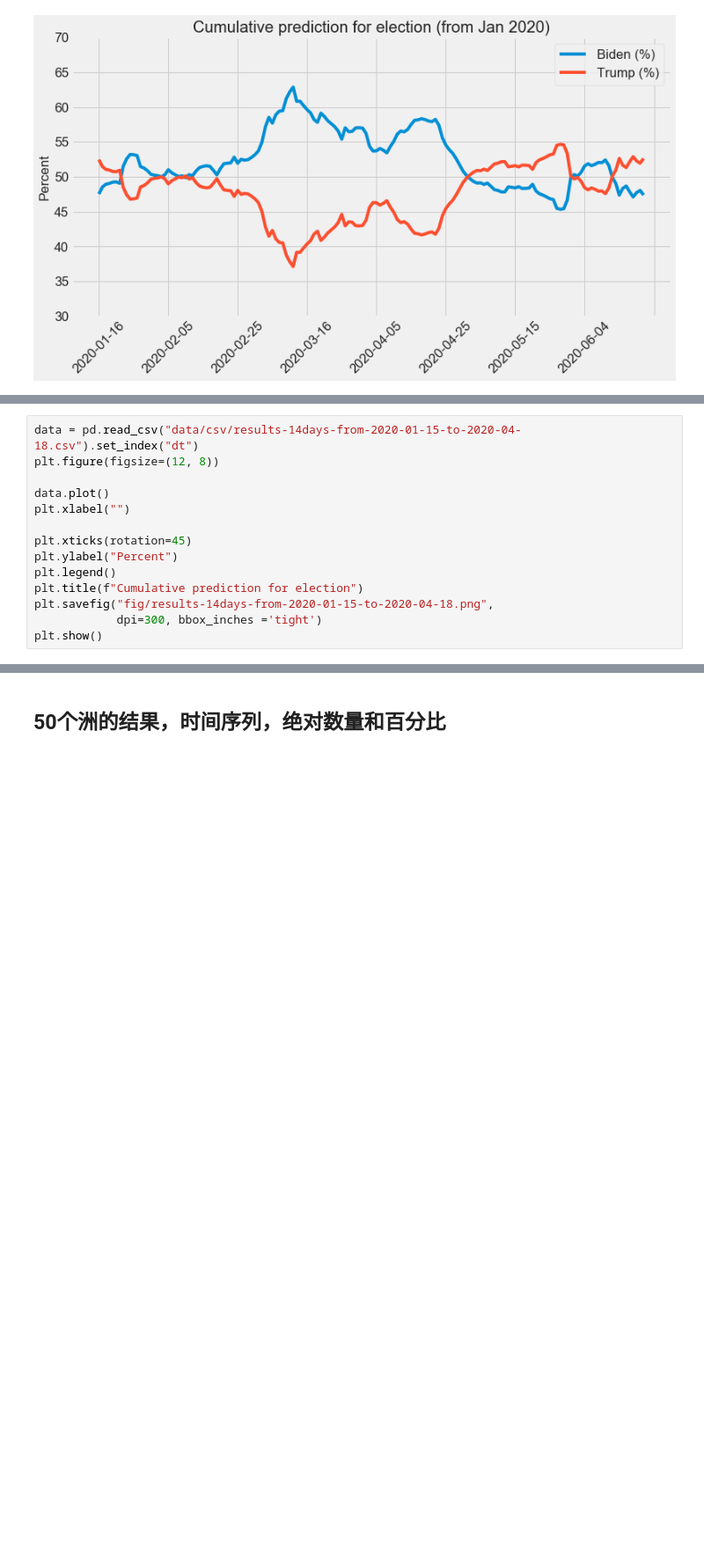
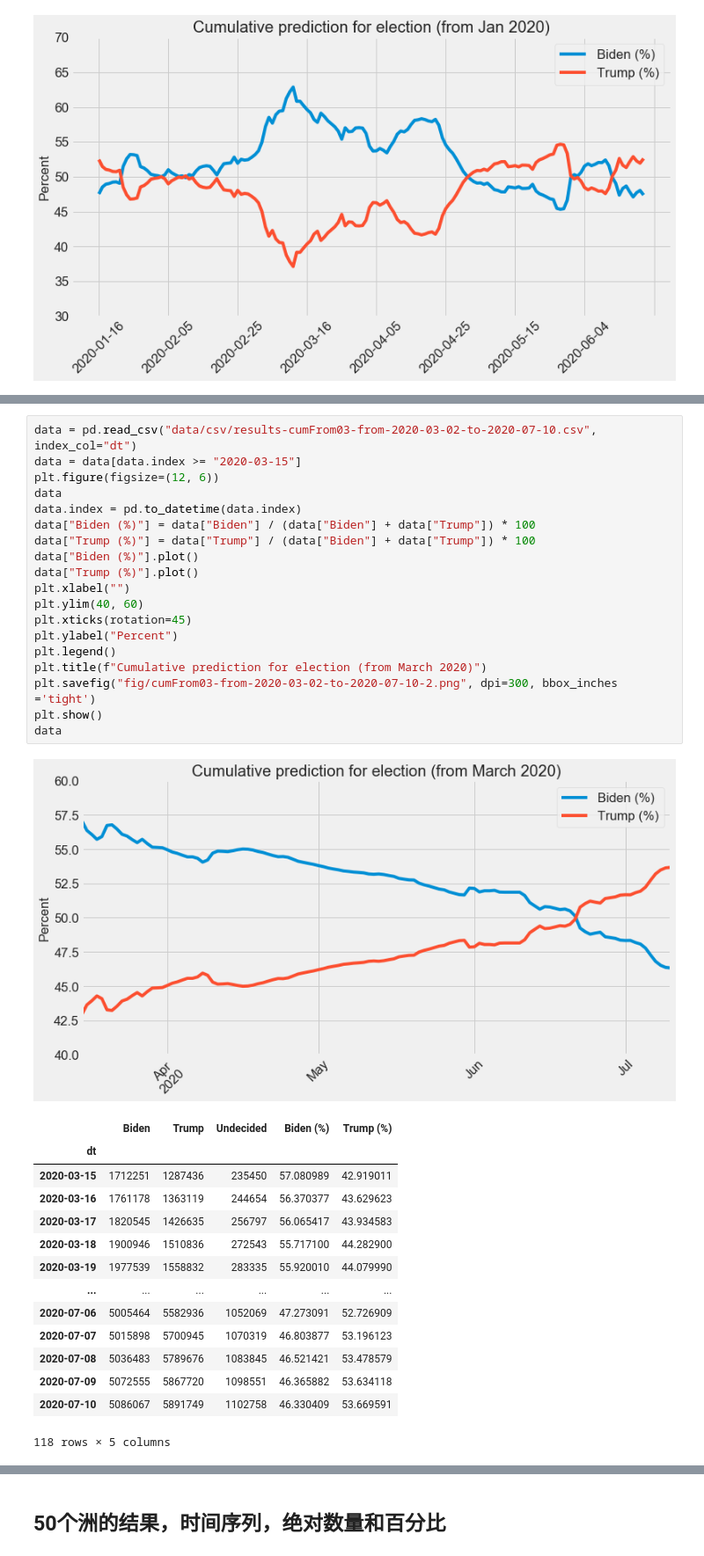
Before and after one commit to kayzhou/US_election, a Jupyter notebook: plots_paper.ipynb, the cells around one changed output, grey strips where cells are left out. Shown at 88% size. Saved outputs shown, nothing was run; the diff lists cells and outputs as text; blank space fills up the shorter version.

```diff
--- a/plots_paper.ipynb
+++ b/plots_paper.ipynb
@@ -80,14 +152,35 @@ data
 # %%
-data = pd.read_csv("data/csv/results-14days-from-2020-01-15-to-2020-04-18.csv").set_index("dt")
-plt.figure(figsize=(12, 8))
-
-data.plot()
+data = pd.read_csv("data/csv/results-cumFrom03-from-2020-03-02-to-2020-07-10.csv", index_col="dt")
+data = data[data.index >= "2020-03-15"]
+plt.figure(figsize=(12, 6))
+data
+data.index = pd.to_datetime(data.index)
+data["Biden (%)"] = data["Biden"] / (data["Biden"] + data["Trump"]) * 100
+data["Trump (%)"] = data["Trump"] / (data["Biden"] + data["Trump"]) * 100
+data["Biden (%)"].plot()
+data["Trump (%)"].plot()
 plt.xlabel("")
-
+plt.ylim(40, 60)
 plt.xticks(rotation=45)
 plt.ylabel("Percent")
 plt.legend()
-plt.title(f"Cumulative prediction for election")
-plt.savefig("fig/results-14days-from-2020-01-15-to-2020-04-18.png",
-            dpi=300, bbox_inches ='tight')
+plt.title(f"Cumulative prediction for election (from March 2020)")
+plt.savefig("fig/cumFrom03-from-2020-03-02-to-2020-07-10-2.png", dpi=300, bbox_inches ='tight')
 plt.show()
+data
+# %% [output]
+[figure, added]
+|  | Biden | Trump | Undecided | Biden (%) | Trump (%) |
+| dt |  |  |  |  |  |
+| 2020-03-15 | 1712251 | 1287436 | 235450 | 57.080989 | 42.919011 |
+| 2020-03-16 | 1761178 | 1363119 | 244654 | 56.370377 | 43.629623 |
+| 2020-03-17 | 1820545 | 1426635 | 256797 | 56.065417 | 43.934583 |
+| 2020-03-18 | 1900946 | 1510836 | 272543 | 55.717100 | 44.282900 |
+| 2020-03-19 | 1977539 | 1558832 | 283335 | 55.920010 | 44.079990 |
+| ... | ... | ... | ... | ... | ... |
+| 2020-07-06 | 5005464 | 5582936 | 1052069 | 47.273091 | 52.726909 |
+| 2020-07-07 | 5015898 | 5700945 | 1070319 | 46.803877 | 53.196123 |
+| 2020-07-08 | 5036483 | 5789676 | 1083845 | 46.521421 | 53.478579 |
+| 2020-07-09 | 5072555 | 5867720 | 1098551 | 46.365882 | 53.634118 |
+| 2020-07-10 | 5086067 | 5891749 | 1102758 | 46.330409 | 53.669591 |
+118 rows × 5 columns
```
Also changed, not shown: parts of 5 cells of this notebook, 7 other files.
